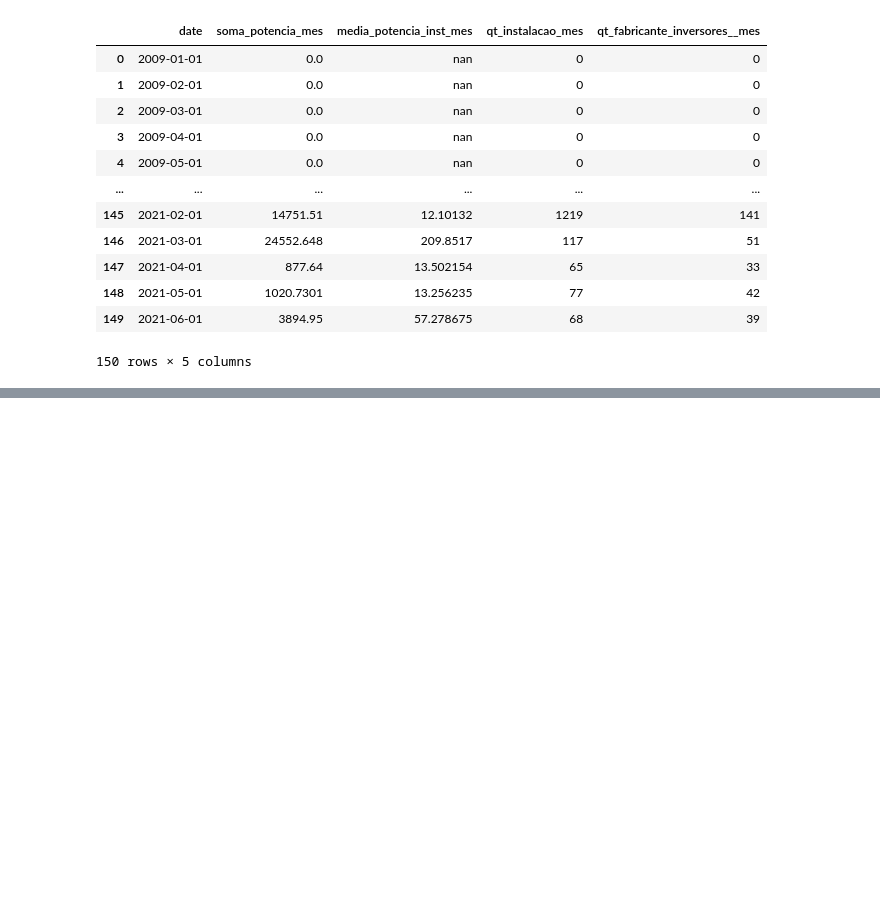
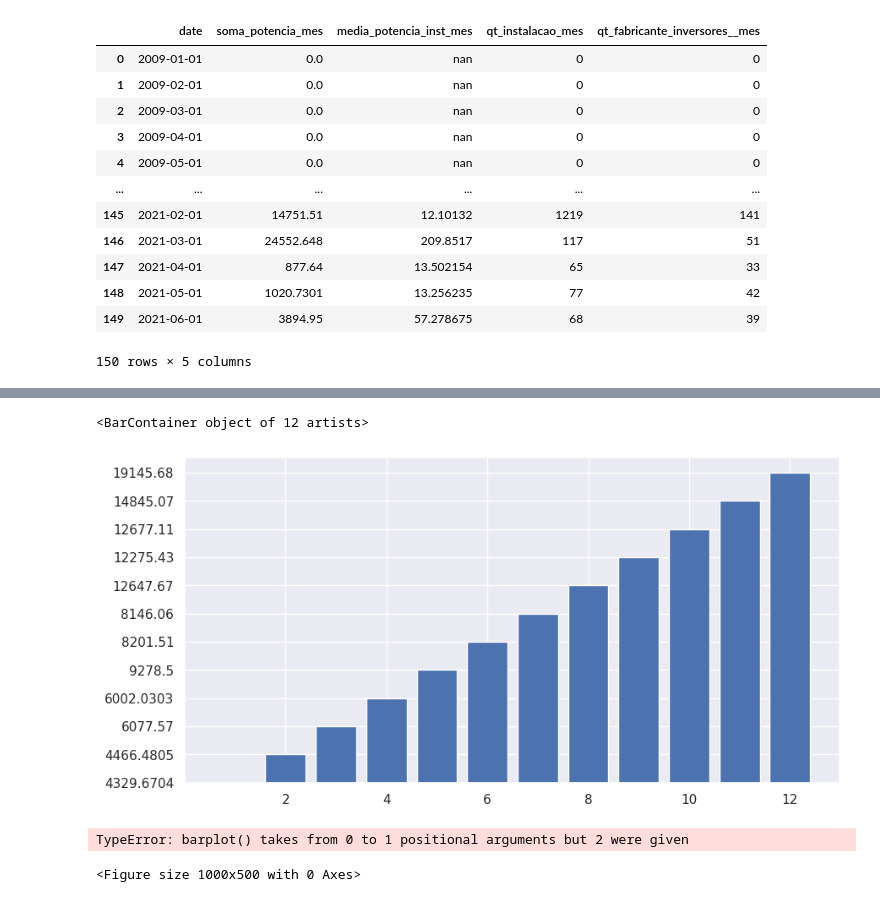
Before and after one commit to Oseiasdfarias/projeto_portifolio_data_science, a Jupyter notebook: geracao_distribuida_fotovoltaica.ipynb, the cells around one changed output, grey strips where cells are left out. Cells and saved outputs as stored; diff of their text form; code cells hidden in the pictures; blank space fills up the shorter version.

```diff
--- a/geracao_distribuida_fotovoltaica.ipynb
+++ b/geracao_distribuida_fotovoltaica.ipynb
@@ -367,0 +406,12 @@ ano_2017
+# %%
+plt.figure(figsize=(10, 5))
+plt.bar(np.array(data2017_12["mes"]), np.array(data2017_12["soma_potencia_mes"]))
+# %% [output]
+<BarContainer object of 12 artists>
+[figure, added]
+# %%
+plt.figure(figsize=(10, 5))
+sns.barplot(data2017_12["mes"], data2017_12["qt_instalacao_mes"])
+# %% [output]
+TypeError: barplot() takes from 0 to 1 positional arguments but 2 were given
+<Figure size 1000x500 with 0 Axes>
```
Also changed, not shown: parts of 12 cells of this notebook.
